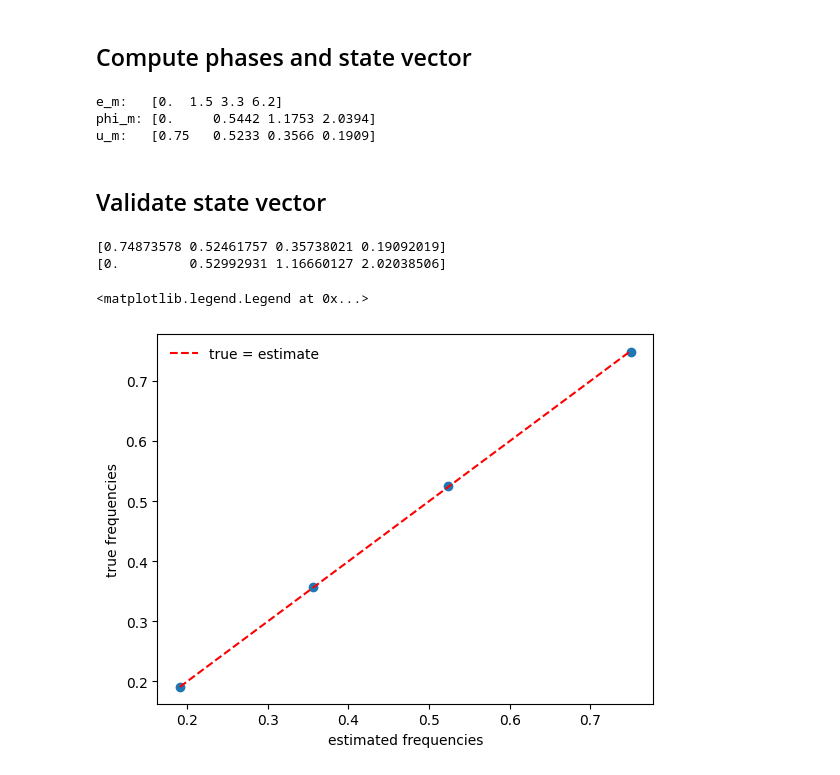
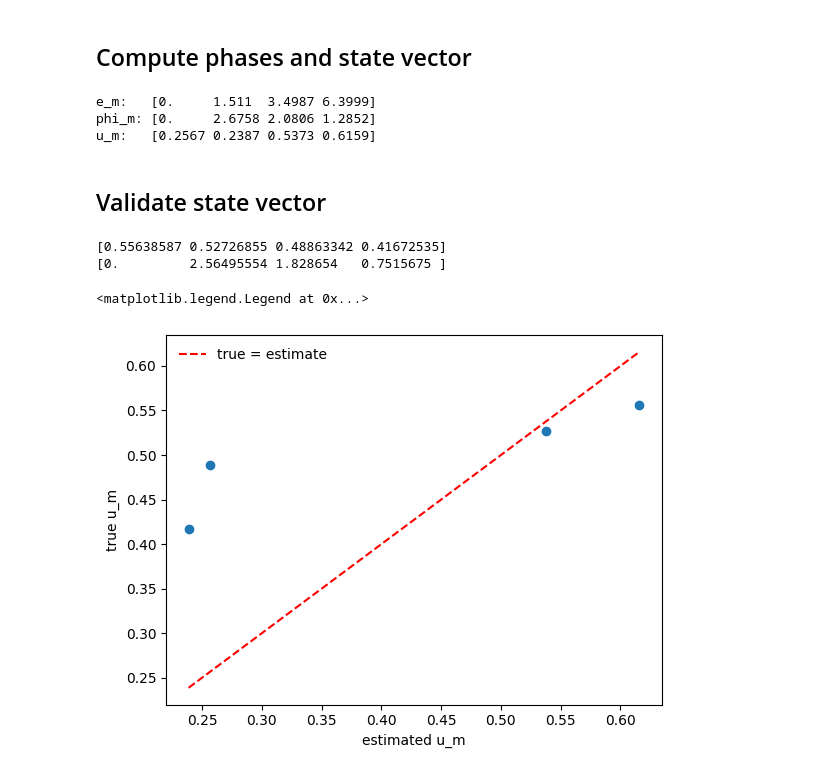
Before and after one commit to OsQarM/lsz_spectroscopy, a Jupyter notebook: LSZ_experimental.ipynb, the cells around one changed output. Drawn from its saved outputs; the diff is of its cells as text; code cells hidden in the pictures.

```diff
--- a/LSZ_experimental.ipynb
+++ b/LSZ_experimental.ipynb
@@ -298,13 +366,13 @@ print(egvals[midpoint])
 ## Run loop over all waiting times
 # %%
 for wait_time in tw_l:
-    experiment =LSZ_experiment(nqubits, epsilon, H_target_dict, ramp_time, wait_time)
+    experiment =LSZ_experiment(nqubits, epsilon, H_target_dict, ramp_time, wait_time, dt,
+                               ramp_noise= False, wait_noise= True,
+                               gamma_dec_list=None, gamma_dep_list=t2_list)
 
-    n_steps = int((ramp_time*2 + wait_time)*51)
+    ramp1_sim, wait_sim, ramp_2_sim = experiment.time_evolution()
 
-    result = experiment.time_evolution(n_steps)
-
-    populations = experiment.calculate_populations(result)
+    populations = experiment.calculate_populations(ramp_2_sim)
 
     pc_list.append(np.real(populations[0]))
 # %% [markdown]
@@ -732,9 +892,10 @@ def compute_phi_m(d_mn):
     Estimate phases phi_m = (phi_m - phi_0) / 2  mod pi for each level m,
     using BFS over the graph of available (nonzero) entries in d_mn.
 
-    d_mn[i,j] encodes 2*(phi_j - phi_i) for the detected transition (i < j).
-    Traversing edge i->j adds  +d_mn[i,j]/2.
-    Traversing edge j->i adds  -d_mn[i,j]/2.
+    d_mn[i,j] encodes 2*(phi_i - phi_j) for the detected transition (i < j),
+    because the Fourier phase of cos((E_j-E_i)*tw + ...) is 2*(phi_i - phi_j).
+    Traversing edge i->j subtracts d_mn[i,j]/2.
+    Traversing edge j->i adds     d_mn[i,j]/2.
 
     BFS from node 0 finds the shortest (fewest hops) path to every reachable
     node and accumulates phase differences along the way.  phi_0 is fixed to 0.
@@ -767,8 +928,9 @@ def compute_phi_m(d_mn):
             i, j = min(node, neighbor), max(node, neighbor)
             if d_mn[i, j] == 0:
                 continue  # edge missing
-            # sign: +d/2 if traversing i->j (node==i), -d/2 if j->i (node==j)
-            sign = +1 if node == i else -1
+            # sign: -d/2 if traversing i->j (node==i, since d[i,j]=2*(phi_i-phi_j))
+            #        +d/2 if traversing j->i
+            sign = -1 if node == i else +1
             phi_m[neighbor] = (phi_m[node] + sign * d_mn[i, j] / 2) % np.pi
             visited[neighbor] = True
             queue.append(neighbor)
@@ -790,20 +952,19 @@ print(f"e_m:   {np.array2string(np.array(e_m),   precision=4, suppress_small=Tru
 print(f"phi_m: {np.array2string(np.array(phi_m), precision=4, suppress_small=True)}")
 print(f"u_m:   {np.array2string(np.array(u_m),   precision=4, suppress_small=True)}")
 # %% [output]
-e_m:   [0.  1.5 3.3 6.2]
-phi_m: [0.     0.5442 1.1753 2.0394]
-u_m:   [0.75   0.5233 0.3566 0.1909]
+e_m:   [0.     1.511  3.4987 6.3999]
+phi_m: [0.     2.6758 2.0806 1.2852]
+u_m:   [0.2567 0.2387 0.5373 0.6159]
 # %% [markdown]
 ## Validate state vector
 # %%
 wait_final = 0
-validation_exp =LSZ_experiment(nqubits, epsilon, H_target_dict, ramp_time, wait_final)
+validation_exp =LSZ_experiment(nqubits, epsilon, H_target_dict, ramp_time, wait_final, dt)
 
-n_steps = int((ramp_time*2)*5000)
 
-simulation = validation_exp.time_evolution(n_steps)
+ramp_1_sim, wait_sim, ramp_2_sim = validation_exp.time_evolution()
 
-final_state = simulation.states[n_steps//2].full().flatten()
+final_state = ramp_1_sim.states[-1].full().flatten()
 
 target_H = validation_exp.build_Ht_numpy()
 
@@ -813,21 +974,31 @@ u_exact = egvecs.conj().T @ final_state
 u_exact_amplitudes = np.abs(u_exact)
 u_exact_phases = np.angle(u_exact)
 # Phases only recoverable mod π, referenced to u_0
-u_exact_phases_rel = (-(u_exact_phases - u_exact_phases[0])) % np.pi
+u_exact_phases_rel = (u_exact_phases - u_exact_phases[0]) % np.pi
 
 print(u_exact_amplitudes)
 print(u_exact_phases_rel)
 # %% [output]
-[0.74873578 0.52461757 0.35738021 0.19092019]
-[0.         0.52992931 1.16660127 2.02038506]
+[0.55638587 0.52726855 0.48863342 0.41672535]
+[0.         2.56495554 1.828654   0.7515675 ]
 # %%
+# u_m_sorted = np.sort(u_m)
+# u_exact_sorted = np.sort(u_exact_amplitudes)
+# errors = np.abs(u_m_sorted - u_exact_sorted)
+
+# plt.bar(range(len(errors)), errors)
+# plt.yscale('log')
+# plt.xlabel("u_m index (sorted)")
+# plt.ylabel("|estimated - true|")
+# plt.title("u_m absolute errors")
+
 plt.scatter(np.sort(u_m), np.sort(u_exact_amplitudes))
 diag = np.linspace(np.min(u_m), np.max(u_m), 100)
 plt.plot(diag, diag, "--", c="red", label="true = estimate")
-plt.xlabel("estimated frequencies")
-plt.ylabel("true frequencies")
+plt.xlabel("estimated u_m")
+plt.ylabel("true u_m")
 plt.legend(frameon=False)
 # %% [output]
 <matplotlib.legend.Legend at 0x...>
-[figure, old version]
+[figure, new version]
 # %%
```
Also changed, not shown: parts of 13 cells of this notebook, 2 other files.
